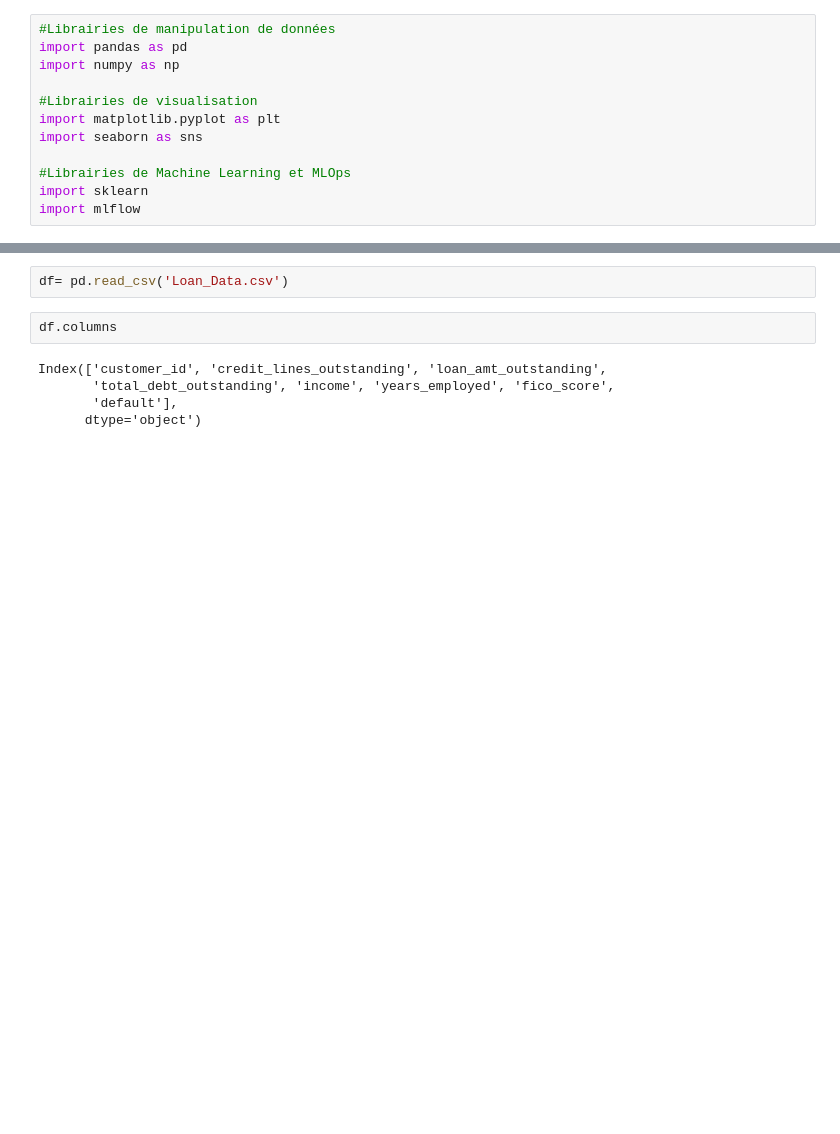
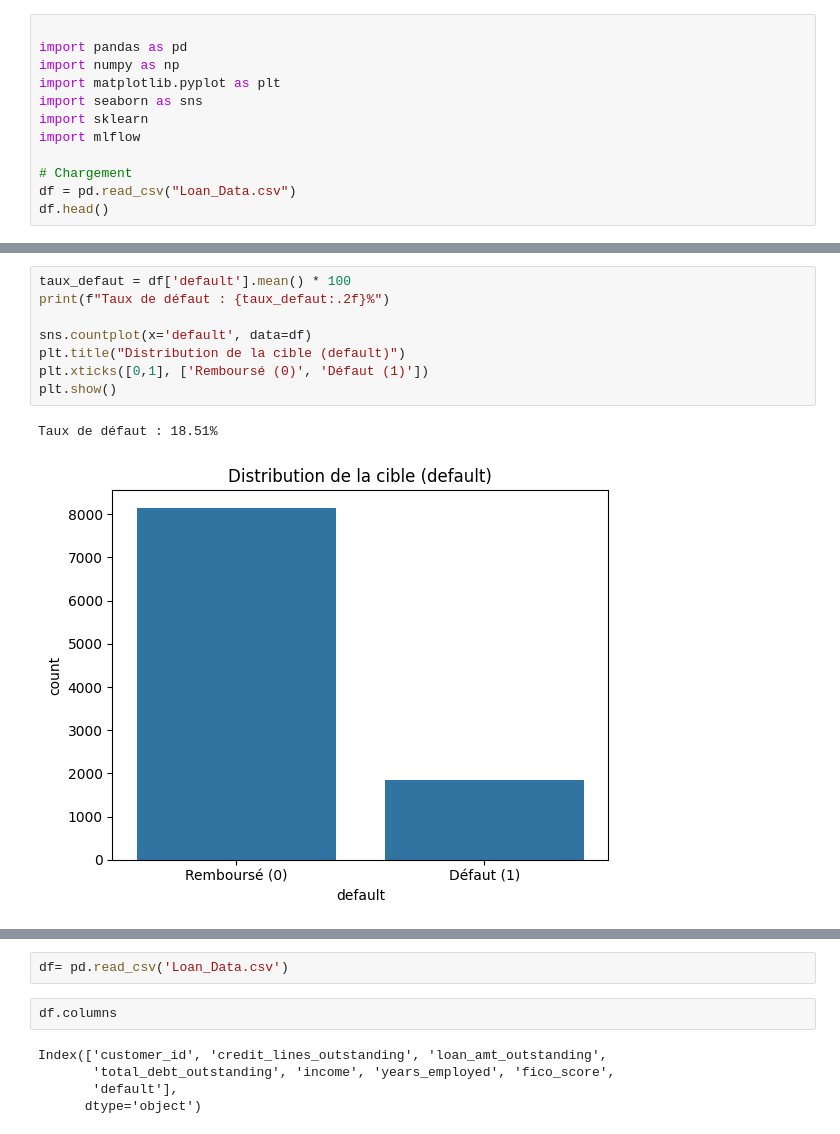
Before and after one commit to mimimonna/MLOps, a Jupyter notebook: Projet.ipynb, the cells around one changed output, grey strips where cells are left out. Saved outputs shown, nothing was run; the diff lists cells and outputs as text; blank space fills up the shorter version.

```diff
--- a/Projet.ipynb
+++ b/Projet.ipynb
@@ -9,13 +19,13 @@ Charger le jeu de données
 # %%
-#Librairies de manipulation de données
+
 import pandas as pd
 import numpy as np
-
-#Librairies de visualisation
 import matplotlib.pyplot as plt
 import seaborn as sns
-
-#Librairies de Machine Learning et MLOps
 import sklearn
 import mlflow
+
+# Chargement
+df = pd.read_csv("Loan_Data.csv")
+df.head()
 # %% [output]
@@ -39,0 +72,11 @@ pd.read_csv('Loan_Data.csv')
+# %%
+taux_defaut = df['default'].mean() * 100
+print(f"Taux de défaut : {taux_defaut:.2f}%")
+
+sns.countplot(x='default', data=df)
+plt.title("Distribution de la cible (default)")
+plt.xticks([0,1], ['Remboursé (0)', 'Défaut (1)'])
+plt.show()
+# %% [output]
+Taux de défaut : 18.51%
+[figure, added]
```
Also changed, not shown: parts of 13 cells of this notebook.
